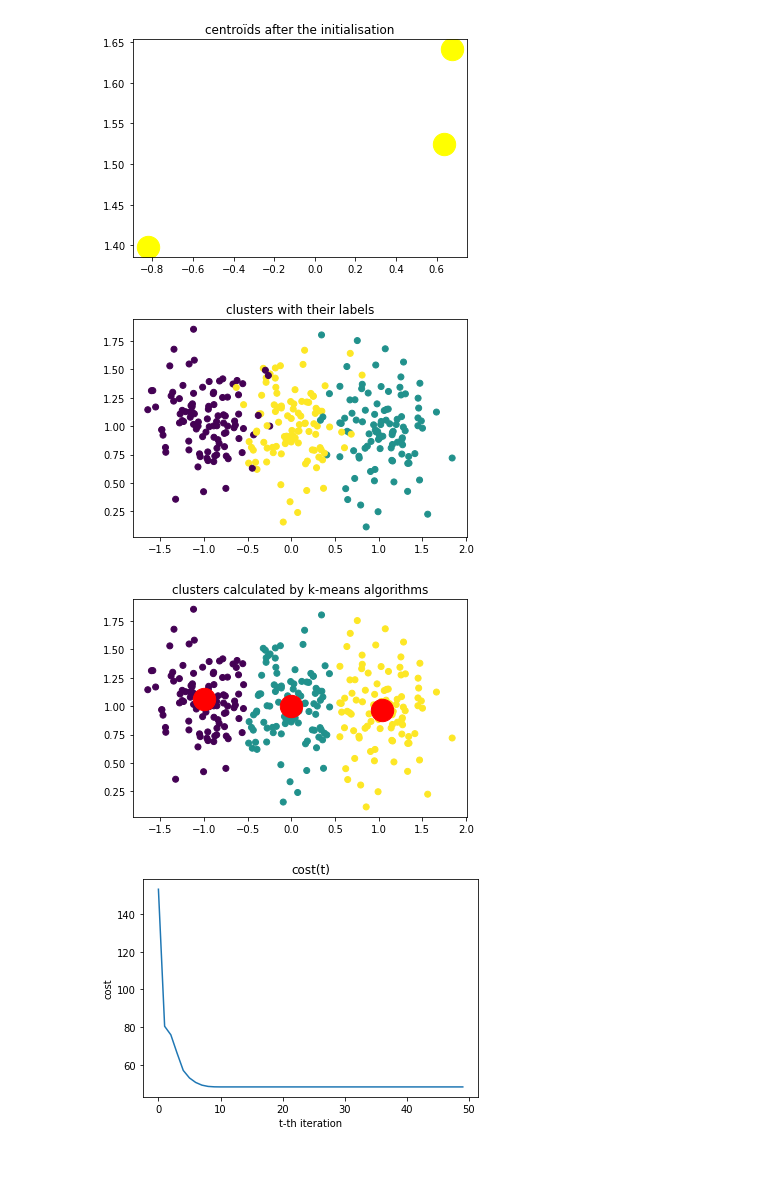
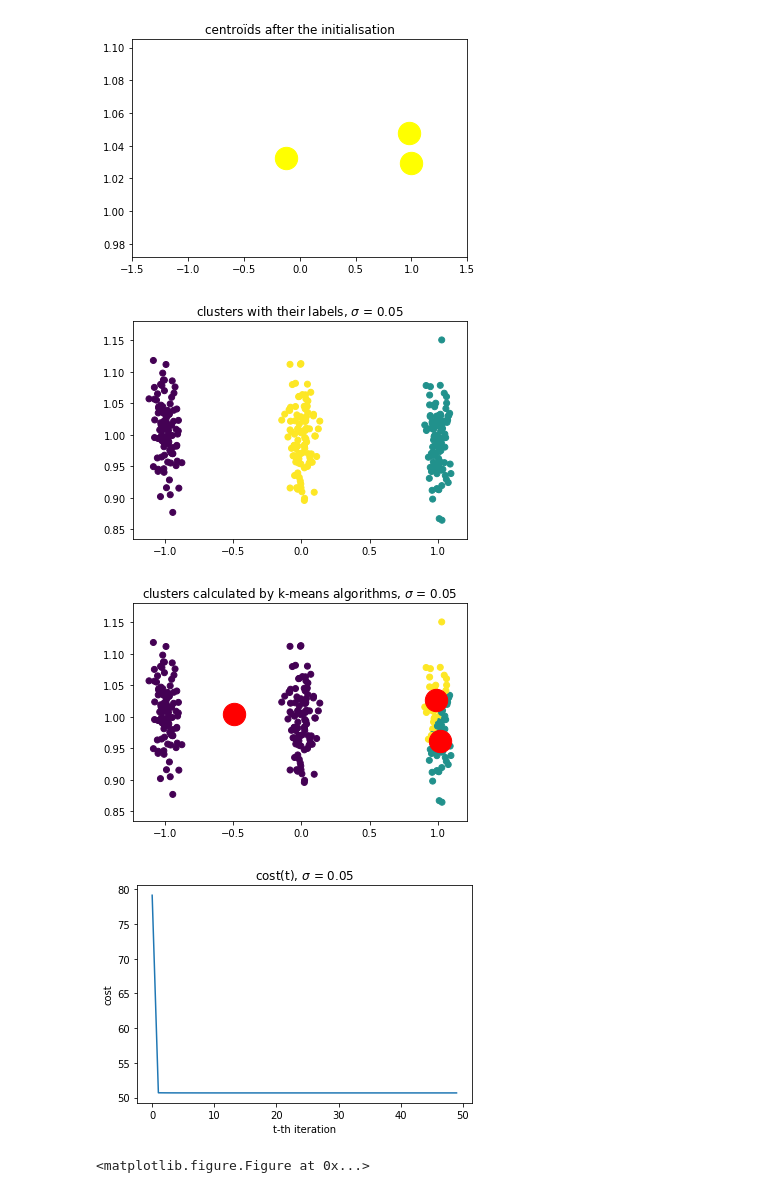
Before and after one commit to Maxtov/SI221, a Jupyter notebook: TP3/SI221_tp3_Vrankx_Thauvin.ipynb, the cells around one changed output. Saved outputs shown, nothing was run; the diff lists cells and outputs as text; code cells hidden in the pictures; blank space fills up the shorter version.

```diff
--- a/TP3/SI221_tp3_Vrankx_Thauvin.ipynb
+++ b/TP3/SI221_tp3_Vrankx_Thauvin.ipynb
@@ -70,6 +75,7 @@ def kMeans(X,Y, nbr_centroids, nbr_iterations,random_pick,norme):
   '''Run the k-means algorithm
   '''
   centroids = pick_centroids(X,Y,nbr_centroids,random_pick)
+  plt.xlim(-1.5,1.5)
   plt.scatter(centroids[:,0], centroids[:,1],c='yellow',s=500)
   plt.title('centroïds after the initialisation')
   clusters = np.zeros(len(X), dtype=int)
@@ -126,23 +134,27 @@ The algorithm converged after 2 iterations!
 # %%
+#if norme = 1, use L1 norm, else if norme = 2 use L2 norm
+#if random_pick = False, choose one centroid in each cluster, and randomly if True
 def kMeans_parameter(sigma,nbr_centroids, nbr_iterations,random,norme):
   X,Y = make_blobs(n_samples=300, centers=[[-1,1],[1,1],[0,1]], cluster_std=sigma)
   clusters,centroids,costs,converge = kMeans(X,Y, nbr_centroids, nbr_iterations,random,norme)
   plt.figure()
   plt.scatter(X[:,0],X[:,1],c=Y)
-  plt.title('clusters with their labels')
+  plt.title('clusters with their labels, $\sigma$ = ' + str(sigma))
   plt.figure()
   plt.scatter(X[:,0],X[:,1],c=clusters)
   plt.scatter(centroids[:,0], centroids[:,1],c='red',s=500)
-  plt.title('clusters calculated by k-means algorithms')
+  plt.title('clusters calculated by k-means algorithms, $\sigma$ = '+str(sigma))
   plt.figure()
-  plt.title('cost(t)')
+  plt.title('cost(t), $\sigma$ = ' + str(sigma))
   plt.xlabel('t-th iteration')
   plt.ylabel('cost')
   plt.plot(np.arange(0,50),costs)
+  plt.figure()
+
   print('\n#############################################################################')
-  print('The algorithm converged after ' + str(converge) + ' iterations!')
+  print('The algorithm converged after ' + str(converge) + ' iterations with $\sigma$ = ' + str(sigma) + '!')
   print('#############################################################################')
 
-kMeans_parameter(0.3,3, 50,False,2)
+kMeans_parameter(0.05,3, 50,True,2)
 # %% [output]
 #############################################################################
@@ -150,5 +162,6 @@ The algorithm converged after 11 iterations!
 #############################################################################
-[figure, old version]
+[figure, new version]
-[figure, old version]
+[figure, new version]
-[figure, old version]
+[figure, new version]
-[figure, old version]
+[figure, new version]
+<matplotlib.figure.Figure at 0x...>
```
Also changed, not shown: parts of 15 cells of this notebook, 7 other files.
